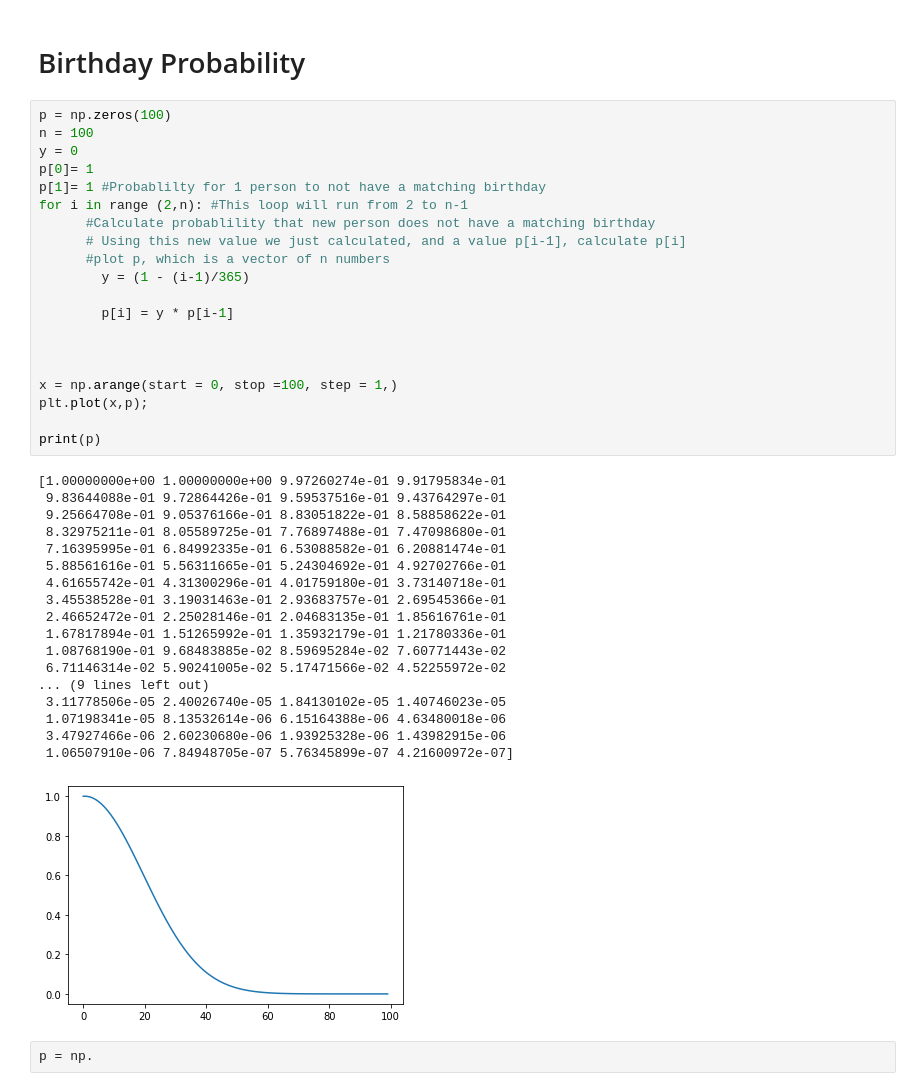
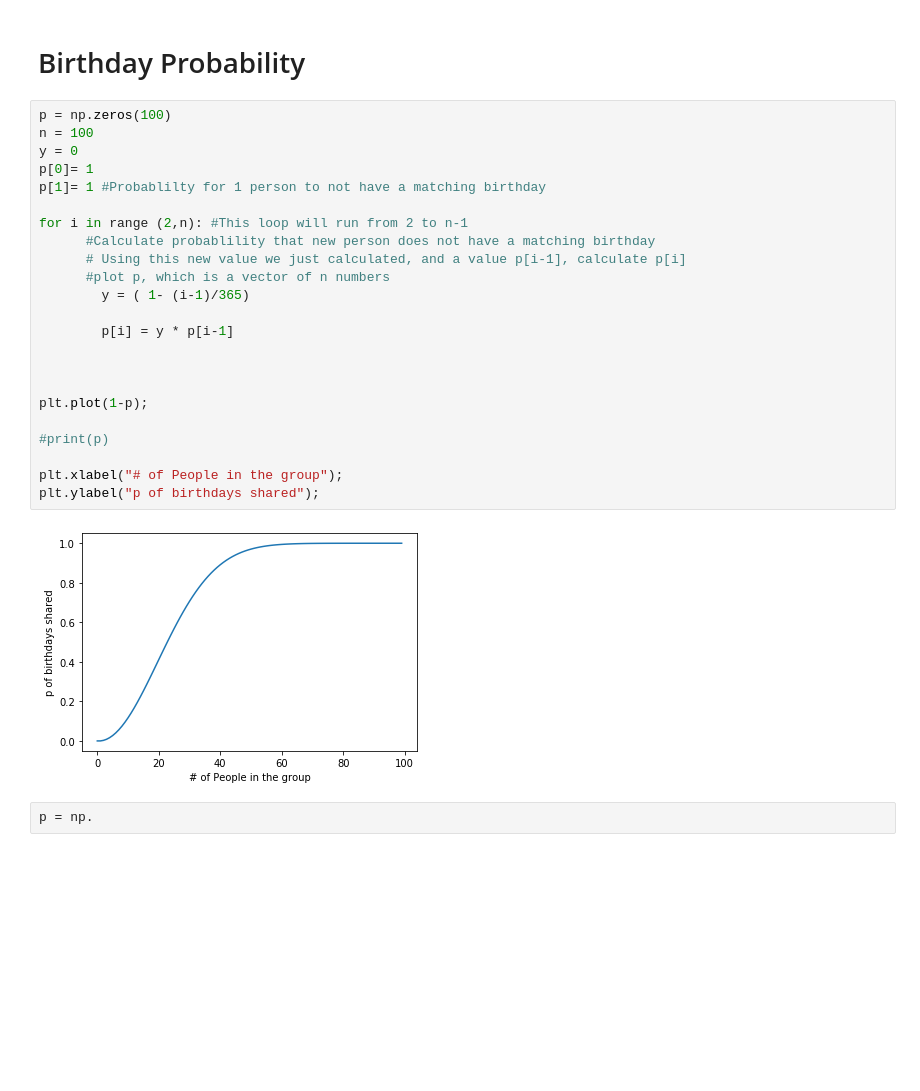
Before and after one commit to JackieLerman/CompBio, a Jupyter notebook: 001_Numpy_Matplotlib_BIRTHDAY_SOLUTION.ipynb, the cells around one changed output. Saved outputs shown, nothing was run; the diff lists cells and outputs as text; blank space fills up the shorter version.

```diff
--- a/001_Numpy_Matplotlib_BIRTHDAY_SOLUTION.ipynb
+++ b/001_Numpy_Matplotlib_BIRTHDAY_SOLUTION.ipynb
@@ -74,41 +74,27 @@ plt.plot(x, np.sqrt(x), "r"); #letter at end changes color, k for black, r for r
 # %%
 p = np.zeros(100)
 n = 100
 y = 0
 p[0]= 1
 p[1]= 1 #Probablilty for 1 person to not have a matching birthday
+
 for i in range (2,n): #This loop will run from 2 to n-1
       #Calculate probablility that new person does not have a matching birthday
       # Using this new value we just calculated, and a value p[i-1], calculate p[i]
       #plot p, which is a vector of n numbers
-        y = (1 - (i-1)/365)
+        y = ( 1- (i-1)/365)
 
         p[i] = y * p[i-1]
 
 
 
-x = np.arange(start = 0, stop =100, step = 1,)
-plt.plot(x,p);
+plt.plot(1-p);
 
-print(p)
+#print(p)
+
+plt.xlabel("# of People in the group");
+plt.ylabel("p of birthdays shared");
 # %% [output]
-[1.00000000e+00 1.00000000e+00 9.97260274e-01 9.91795834e-01
- 9.83644088e-01 9.72864426e-01 9.59537516e-01 9.43764297e-01
- 9.25664708e-01 9.05376166e-01 8.83051822e-01 8.58858622e-01
- 8.32975211e-01 8.05589725e-01 7.76897488e-01 7.47098680e-01
- 7.16395995e-01 6.84992335e-01 6.53088582e-01 6.20881474e-01
- 5.88561616e-01 5.56311665e-01 5.24304692e-01 4.92702766e-01
- 4.61655742e-01 4.31300296e-01 4.01759180e-01 3.73140718e-01
- 3.45538528e-01 3.19031463e-01 2.93683757e-01 2.69545366e-01
- 2.46652472e-01 2.25028146e-01 2.04683135e-01 1.85616761e-01
- 1.67817894e-01 1.51265992e-01 1.35932179e-01 1.21780336e-01
- 1.08768190e-01 9.68483885e-02 8.59695284e-02 7.60771443e-02
- 6.71146314e-02 5.90241005e-02 5.17471566e-02 4.52255972e-02
-... (9 lines left out)
- 3.11778506e-05 2.40026740e-05 1.84130102e-05 1.40746023e-05
- 1.07198341e-05 8.13532614e-06 6.15164388e-06 4.63480018e-06
- 3.47927466e-06 2.60230680e-06 1.93925328e-06 1.43982915e-06
- 1.06507910e-06 7.84948705e-07 5.76345899e-07 4.21600972e-07]
-[figure, old version]
+[figure, new version]
 # %%
 p = np.
```
Also changed, not shown: 4 other files.
